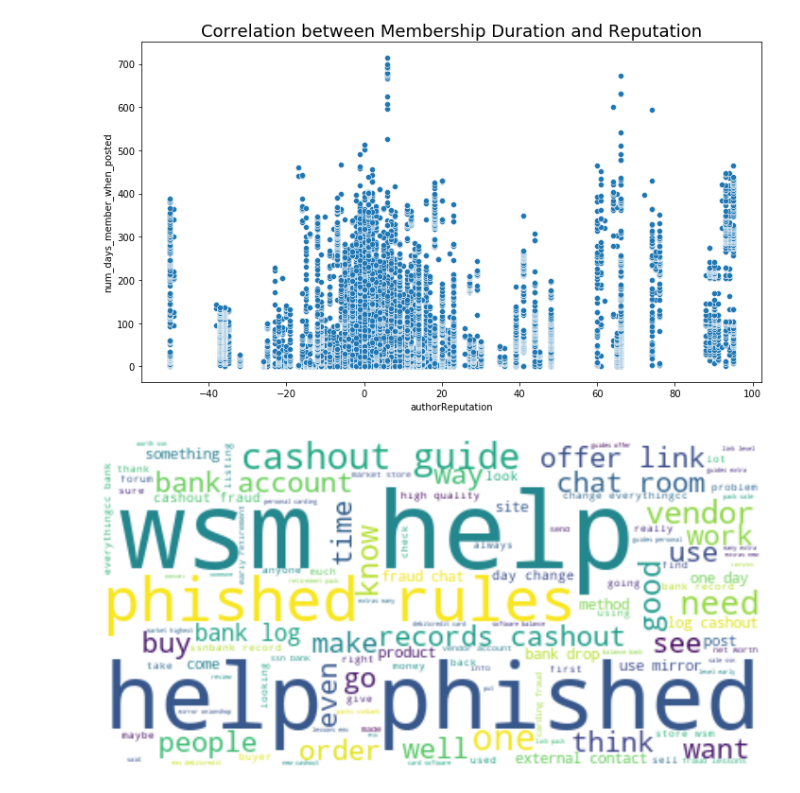
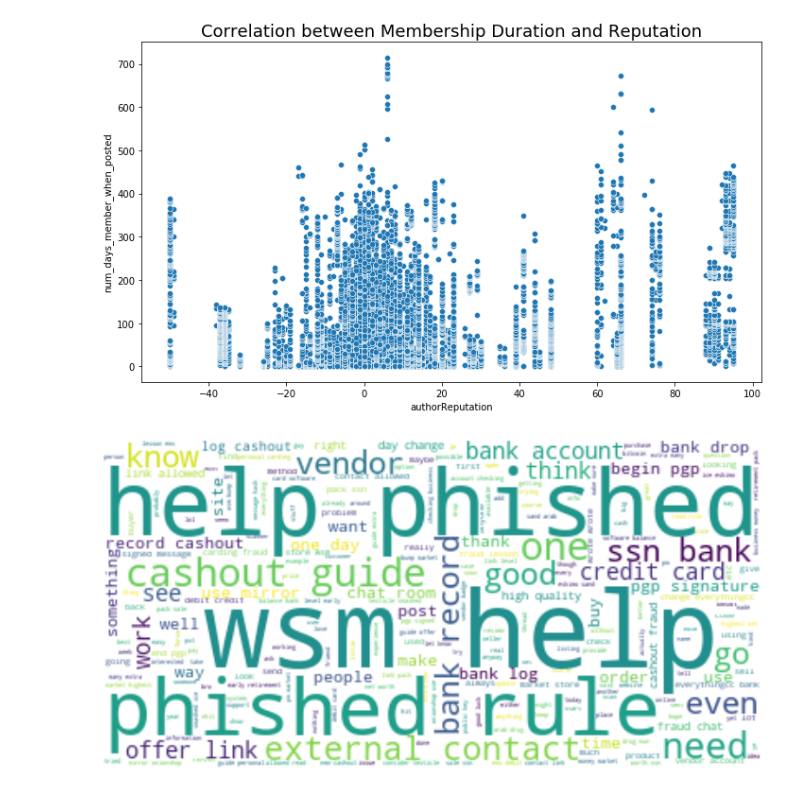
Before and after one commit to Morgan-Sell/darknet-economics, a Jupyter notebook: wallstreet_feat_eng_eda.ipynb, the cells around one changed output. Drawn from its saved outputs; the diff is of its cells as text; code cells hidden in the pictures.

Commit message:
Revised NLP processing for now. Need to assess stopwords.

```diff
--- a/wallstreet_feat_eng_eda.ipynb
+++ b/wallstreet_feat_eng_eda.ipynb
@@ -422,9 +310,0 @@ wallstreet_v2.drop(cols_to_drop, axis=1, inplace=True)
-# %%
-wallstreet_v3 = wallstreet_v2.copy()
-# %%
-wallstreet_v3['wordcloud_text'] = wallstreet_v3['contentWithHTMLTag'].apply(prep_text_for_wordcloud)
-# %%
-wallstreet_v3['cleaned_text'] = wallstreet_v3['contentWithHTMLTag'].apply(parse_clean)
-wallstreet_v3['lemmatized_tokens'] = wallstreet_v3['cleaned_text'].apply(tokenize_lemmatize)
-# %%
-wallstreet_v3['processed_text'] = wallstreet_v3['contentWithHTMLTag'].apply(lambda x: process_text(x, contracted_words_dict, punc, stopwords_dict))
@@ -464,13 +326,16 @@ plt.tight_layout();
 [figure]
 # %%
 max_words=100000
+rel_scaling = 0
+
+wallstreet_v2['wordcloud_text'] = wallstreet_v2['processed_text'].apply(lambda x: ' '.join(x))
 joined_wordcloud_text = ' '.join(wallstreet_v3['wordcloud_text'])
 
 wordcloud = WordCloud(background_color='white', max_words=max_words, contour_color='steelblue')
 wordcloud.generate(joined_wordcloud_text)
 
 plt.figure(figsize=(20,7))
 plt.imshow(wordcloud, interpolation="bilinear")
 plt.axis('off');
 # %% [output]
-[figure, old version]
+[figure, new version]
```
Also changed, not shown: parts of 24 cells of this notebook, 4 other files.
